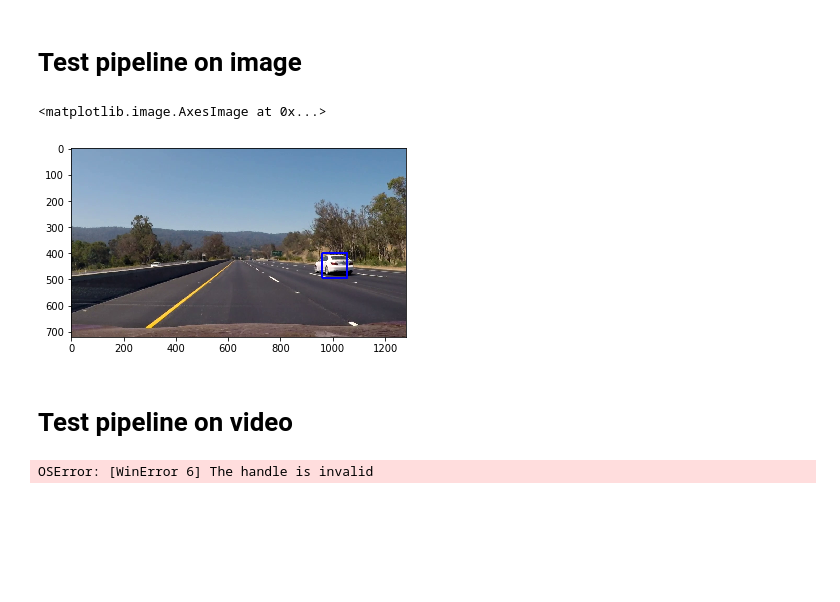
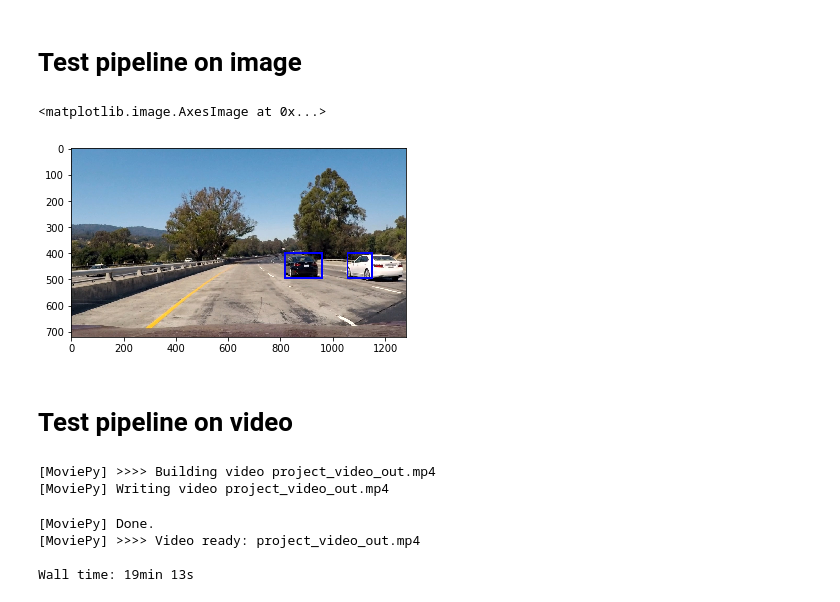
Before and after one commit to BrendanSchell/SDCND_P5, a Jupyter notebook: P5_Workbook.ipynb, the cells around one changed output. Drawn from its saved outputs; the diff is of its cells as text; code cells hidden in the pictures; blank space fills up the shorter version.

```diff
--- a/P5_Workbook.ipynb
+++ b/P5_Workbook.ipynb
@@ -388,7 +388,7 @@ hog_feat = True # HOG features on or off
 y_start_stop = [400, None] # Min and max in y to search in slide_window()
 
 
-this_svc = train_classifier(cars,notcars,color_space,orient, pix_per_cell, cell_per_block, hog_channel, spatial_size,
+this_svc, X_scaler = train_classifier(cars,notcars,color_space,orient, pix_per_cell, cell_per_block, hog_channel, spatial_size,
                     hist_bins, spatial_feat, hist_feat, hog_feat, y_start_stop)
 # %% [output]
 Using: 9 orientations 8 pixels per cell and 2 cells per block
@@ -407,7 +407,7 @@ image = image.astype(np.float32)/255
 windows = slide_window(image, x_start_stop=[None, None], y_start_stop=y_start_stop,
                     xy_window=(96, 96), xy_overlap=(0.5, 0.5))
 
-hot_windows = search_windows(image, windows, svc, X_scaler, color_space=color_space,
+hot_windows = search_windows(image, windows, this_svc, X_scaler, color_space=color_space,
                         spatial_size=spatial_size, hist_bins=hist_bins,
                         orient=orient, pix_per_cell=pix_per_cell,
                         cell_per_block=cell_per_block,
@@ -434,12 +434,19 @@ plt.imshow(window_img)
 #image = mpimg.imread('test_image.jpg')
 heat = np.zeros_like(image[:,:,0]).astype(np.float)
 
+# Add heat to each box in box list
+heat = add_heat(heat,hot_windows)
 
+# Apply threshold to help remove false positives
+heat = apply_threshold(heat,0)
+
+# Visualize the heatmap when displaying
+heatmap = np.clip(heat, 0, 255)
 
 
 fig = plt.figure(figsize=(15,15))
 plt.subplot(121)
-plt.imshow(draw_img)
+plt.imshow(window_img)
 plt.title('Car Positions')
 plt.subplot(122)
 plt.imshow(heatmap, cmap='hot')
@@ -450,18 +457,21 @@ fig.tight_layout()
 # %% [markdown]
 # Creating pipeline function for running on video
 # %%
+
 def image_pipeline(img):
 
-    image = cv2.cvtColor(img, cv2.COLOR_BGR2RGB)
+
     # scale pixel values to be between 0 and 1
-    image = image.astype(np.float32)/255
+
+    image = img.astype(np.float32)/255
+
 
     # determine sliding windows to be evaluated by classifier
     windows = slide_window(image, x_start_stop=[None, None], y_start_stop=y_start_stop,
                         xy_window=(96, 96), xy_overlap=(0.5, 0.5))
 
     # determine windows that test positively in the image given the passed classifier
-    hot_windows = search_windows(image, windows, svc, X_scaler, color_space=color_space,
+    hot_windows = search_windows(image, windows, this_svc, X_scaler, color_space=color_space,
                             spatial_size=spatial_size, hist_bins=hist_bins,
                             orient=orient, pix_per_cell=pix_per_cell,
                             cell_per_block=cell_per_block,
@@ -488,4 +498,5 @@ def image_pipeline(img):
     draw_img = np.copy(image)
 
     draw_img = draw_labeled_bboxes(draw_img, labels)
+
     return draw_img
@@ -492,27 +546,29 @@ def image_pipeline(img):
 # %% [markdown]
 # Test pipeline on image
 # %%
+
 test = plt.imread('test_images/test1.jpg')
-vidcap = cv2.VideoCapture('project_video.mp4')
-for i in range(401):
-    success,image = vidcap.read()
 
-plt.imshow(image_pipeline(image))
+plt.imshow(image_pipeline(test))
 # %% [output]
 <matplotlib.image.AxesImage at 0x...>
-[figure, old version]
+[figure, new version]
 # %% [markdown]
 # Test pipeline on video
 # %%
+
 import sys
 # change recursion limit to avoid recursion errors depending on dequeue limit
 sys.setrecursionlimit(10000)
-import os
-cwd = os.getcwd()
 # process coloured video
-project_output = cwd.replace('\\','/') + "/project_video_out.mp4"
-clip1 = VideoFileClip(cwd.replace('\\','/') + "/project_video.mp4")
-out_clip = clip1.fl_image(image_pipeline)
+project_output = "project_video_out.mp4"
+clip1 = VideoFileClip("project_video.mp4")
+out_clip = clip1.fl_image(video_pipeline)
 %time out_clip.write_videofile(project_output, audio=False)
 # %% [output]
-OSError: [WinError 6] The handle is invalid
+[MoviePy] >>>> Building video project_video_out.mp4
+[MoviePy] Writing video project_video_out.mp4
+[MoviePy] Done.
+[MoviePy] >>>> Video ready: project_video_out.mp4
+
+Wall time: 19min 13s
```
Also changed, not shown: parts of 9 cells of this notebook.
